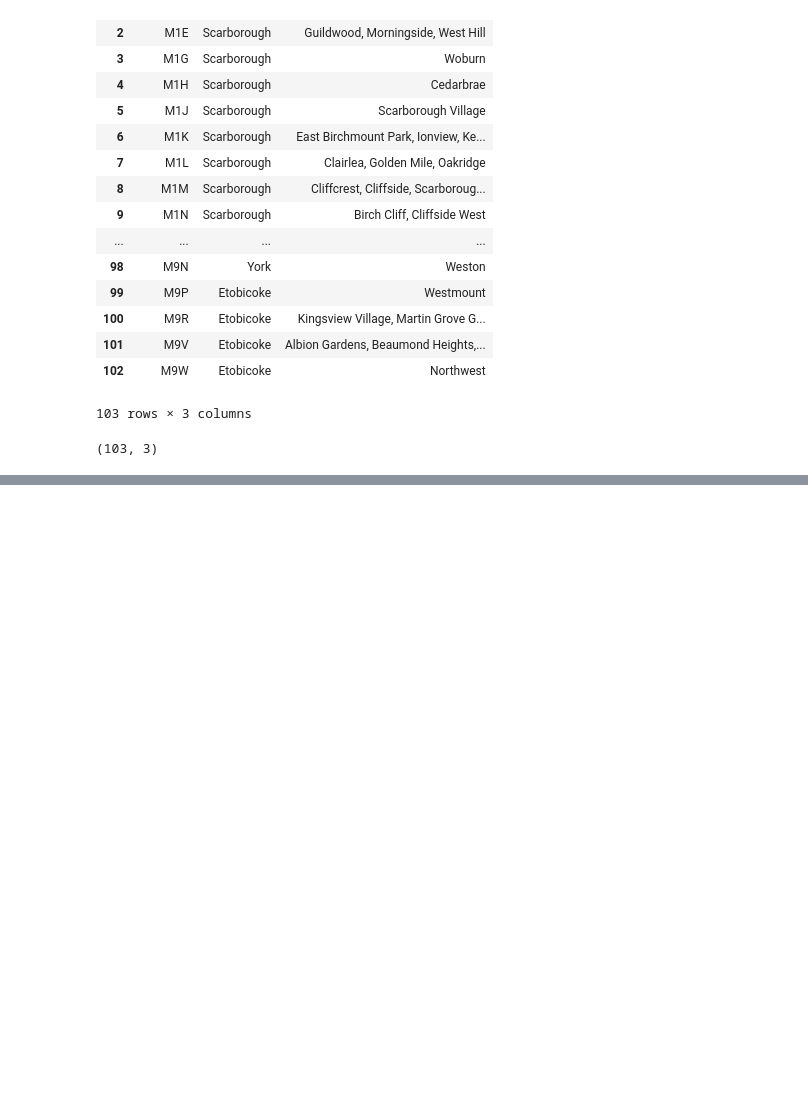
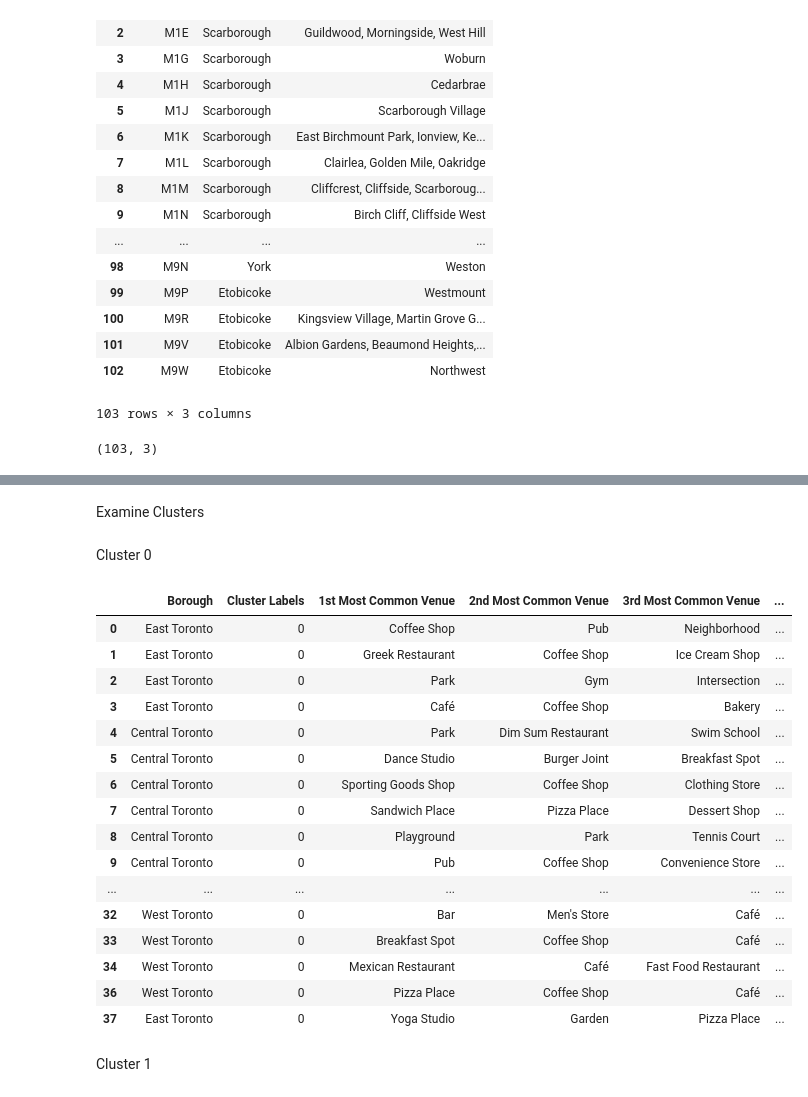
Before and after one commit to Brian1949/Coursera_Capstone, a Jupyter notebook: Coursera Capstone.ipynb, the cells around one changed output, grey strips where cells are left out. Saved outputs shown, nothing was run; the diff lists cells and outputs as text; code cells hidden in the pictures; blank space fills up the shorter version.

```diff
--- a/Coursera Capstone.ipynb
+++ b/Coursera Capstone.ipynb
@@ -269,0 +657,10 @@ combined_df.shape
+# %%
+toronto_merged = toronto_df
+
+# add clustering labels
+toronto_merged['Cluster Labels'] = kmeans.labels_
+
+# merge toronto_grouped with toronto_data to add latitude/longitude for each neighborhood
+toronto_merged = toronto_merged.join(neighbourhoods_venues_sorted.set_index('Neighbourhood'), on='Neighbourhood')
+
+toronto_merged.head() # check the last columns!
@@ -269,0 +705,26 @@ combined_df.shape
+# %% [markdown]
+Examine Clusters
+# %% [markdown]
+Cluster 0
+# %%
+toronto_merged.loc[toronto_merged['Cluster Labels'] == 0, toronto_merged.columns[[1] + list(range(5, toronto_merged.shape[1]))]]
+# %% [output]
+|  | Borough | Cluster Labels | 1st Most Common Venue | 2nd Most Common Venue | 3rd Most Common Venue | ... |
+| 0 | East Toronto | 0 | Coffee Shop | Pub | Neighborhood | ... |
+| 1 | East Toronto | 0 | Greek Restaurant | Coffee Shop | Ice Cream Shop | ... |
+| 2 | East Toronto | 0 | Park | Gym | Intersection | ... |
+| 3 | East Toronto | 0 | Café | Coffee Shop | Bakery | ... |
+| 4 | Central Toronto | 0 | Park | Dim Sum Restaurant | Swim School | ... |
+| 5 | Central Toronto | 0 | Dance Studio | Burger Joint | Breakfast Spot | ... |
+| 6 | Central Toronto | 0 | Sporting Goods Shop | Coffee Shop | Clothing Store | ... |
+| 7 | Central Toronto | 0 | Sandwich Place | Pizza Place | Dessert Shop | ... |
+| 8 | Central Toronto | 0 | Playground | Park | Tennis Court | ... |
+| 9 | Central Toronto | 0 | Pub | Coffee Shop | Convenience Store | ... |
+| ... | ... | ... | ... | ... | ... | ... |
+| 32 | West Toronto | 0 | Bar | Men's Store | Café | ... |
+| 33 | West Toronto | 0 | Breakfast Spot | Coffee Shop | Café | ... |
+| 34 | West Toronto | 0 | Mexican Restaurant | Café | Fast Food Restaurant | ... |
+| 36 | West Toronto | 0 | Pizza Place | Coffee Shop | Café | ... |
+| 37 | East Toronto | 0 | Yoga Studio | Garden | Pizza Place | ... |
+# %% [markdown]
+Cluster 1
```
Also changed, not shown: parts of 54 cells of this notebook.
